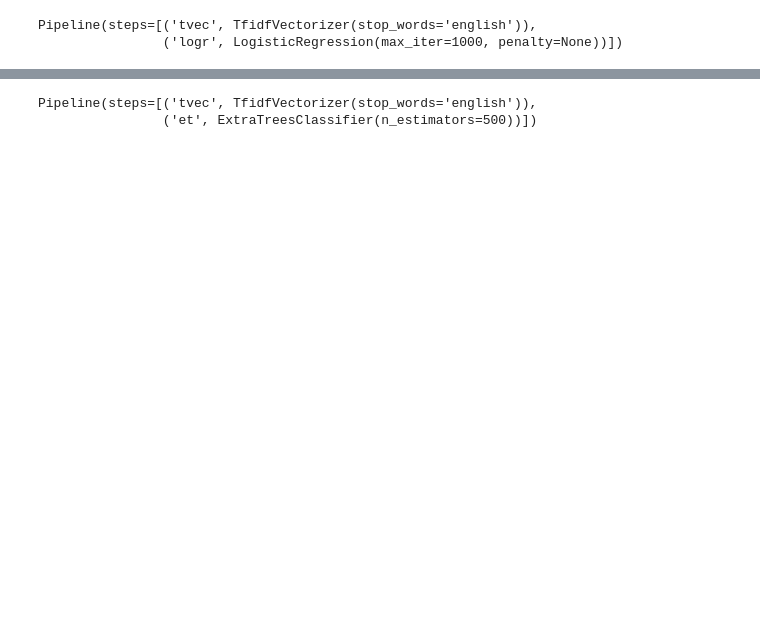
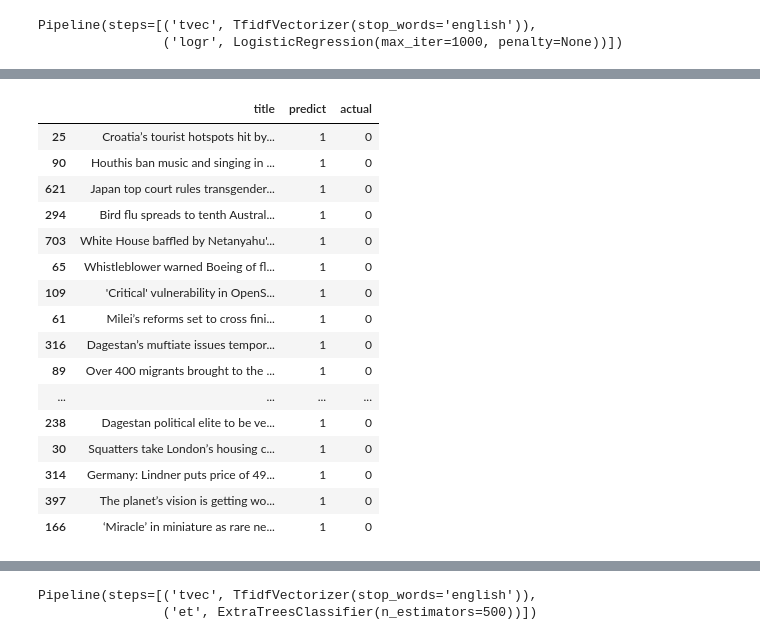
Before and after one commit to sr0e/DSB-TruthNet-Reddit, a Jupyter notebook: computing.ipynb, the cells around one changed output, grey strips where cells are left out. Cells and saved outputs as stored; diff of their text form; code cells hidden in the pictures; blank space fills up the shorter version.

```diff
--- a/computing.ipynb
+++ b/computing.ipynb
@@ -275,6 +186,6 @@ FalseNeg_logr
 # %%
 pipe_cvrt = Pipeline([
-    ('cvec', CountVectorizer()),
+    ('tvec', TfidfVectorizer()),
     ('rt', RandomForestClassifier(n_estimators = 300, oob_score=True))
 ])
 # %%
@@ -290,8 +201,8 @@ pipe_cvrt.score(X_test, y_test)
 # %%
 %%time
 pgrid = {
-    'cvec__ngram_range': [(1, 1), (2, 2)],
-    'cvec__stop_words': ['english', sw],
+    'tvec__ngram_range': [(1, 1), (2, 2)],
+    'tvec__stop_words': [None, 'english', sw],
     'rt__max_features': np.arange(1, 21),
     'rt__max_depth': [None, 1, 2, 3, 4]
 }
@@ -340,0 +268,25 @@ pd.DataFrame(cm3, columns = ['Pred World News', 'Pred Onion'], index = ['Actual
+# %%
+post_rt = pd.DataFrame(X_test.copy())
+post_rt['predict'] = y_gs2_pred
+post_rt['actual'] = y_test
+# %%
+FalsePos_rt = post_rt.loc[(post_rt['predict'] == 1) & (post_rt['actual'] == 0)]
+FalsePos_rt
+# %% [output]
+|  | title | predict | actual |
+| 25 | Croatia’s tourist hotspots hit by... | 1 | 0 |
+| 90 | Houthis ban music and singing in ... | 1 | 0 |
+| 621 | Japan top court rules transgender... | 1 | 0 |
+| 294 | Bird flu spreads to tenth Austral... | 1 | 0 |
+| 703 | White House baffled by Netanyahu'... | 1 | 0 |
+| 65 | Whistleblower warned Boeing of fl... | 1 | 0 |
+| 109 | 'Critical' vulnerability in OpenS... | 1 | 0 |
+| 61 | Milei’s reforms set to cross fini... | 1 | 0 |
+| 316 | Dagestan’s muftiate issues tempor... | 1 | 0 |
+| 89 | Over 400 migrants brought to the ... | 1 | 0 |
+| ... | ... | ... | ... |
+| 238 | Dagestan political elite to be ve... | 1 | 0 |
+| 30 | Squatters take London’s housing c... | 1 | 0 |
+| 314 | Germany: Lindner puts price of 49... | 1 | 0 |
+| 397 | The planet’s vision is getting wo... | 1 | 0 |
+| 166 | ‘Miracle’ in miniature as rare ne... | 1 | 0 |
```
Also changed, not shown: parts of 44 cells of this notebook, 4 other files.
